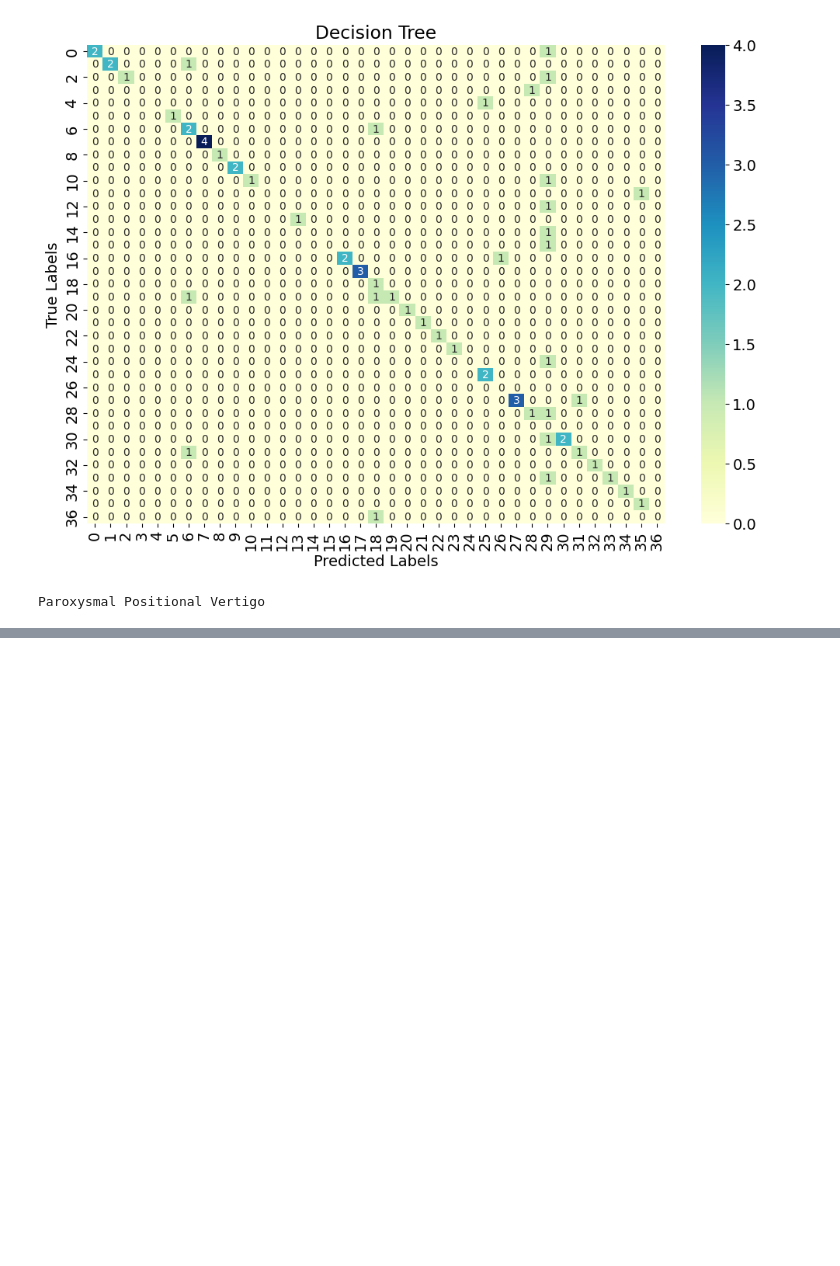
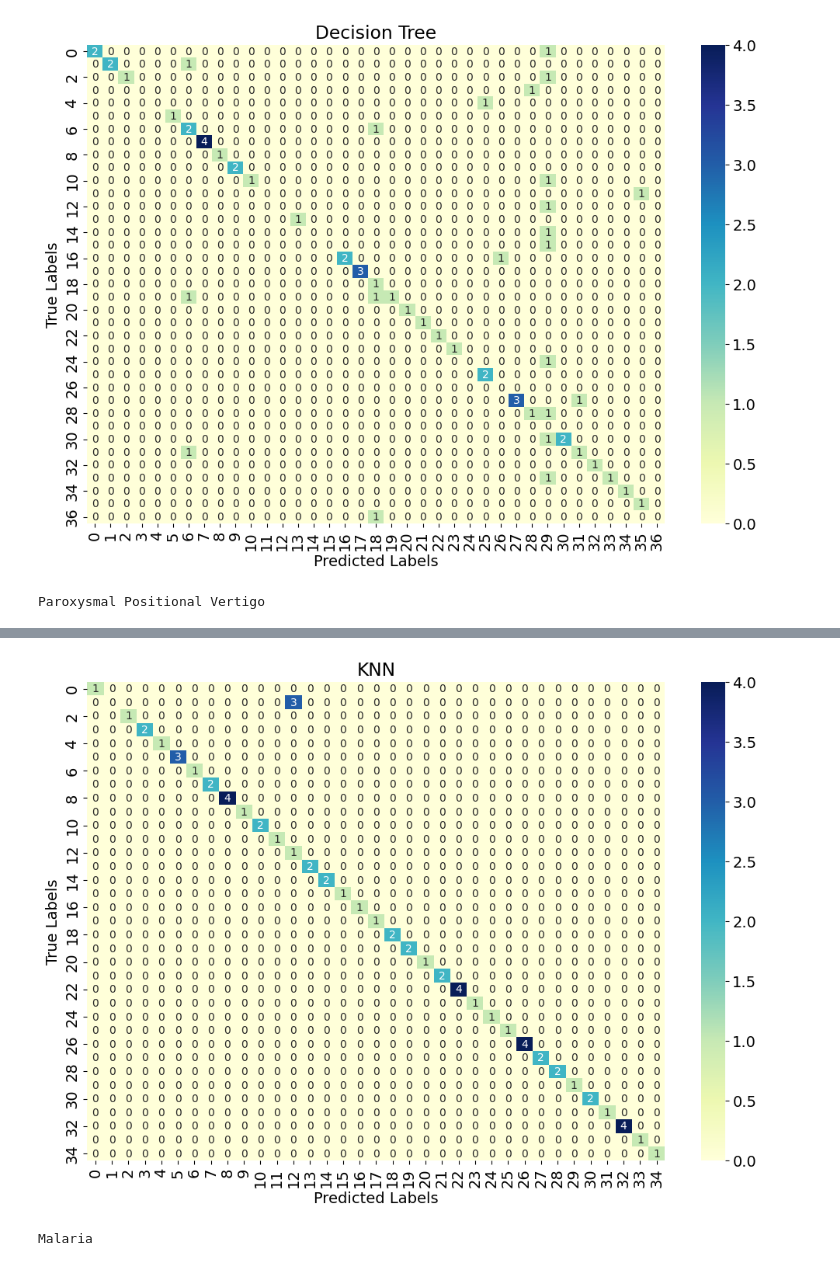
Before and after one commit to DGclasher/disease-predict-ml, a Jupyter notebook: predict-disease.ipynb, the cells around one changed output, grey strips where cells are left out. Drawn from its saved outputs; the diff is of its cells as text; code cells hidden in the pictures; blank space fills up the shorter version.

```diff
--- a/predict-disease.ipynb
+++ b/predict-disease.ipynb
@@ -319,0 +301,14 @@ Paroxysmal Positional Vertigo
+# %%
+from sklearn.model_selection import train_test_split, cross_val_score
+from sklearn.neighbors import KNeighborsClassifier
+from sklearn.metrics import accuracy_score, classification_report
+import numpy as np
+
+X_train, X_test, y_train, y_test = train_test_split(X, y, test_size=0.2, random_state=42)
+knn_classifier = KNeighborsClassifier(n_neighbors=5)
+knn_classifier.fit(X_train, y_train)
+y_pred_knn = knn_classifier.predict(X_test)
+accuracy_knn = accuracy_score(y_test, y_pred_knn)
+accuracies['knn'] = accuracy_knn
+print(classification_report(y_test, y_pred_knn))
+print("KNN Accuracy:", accuracy_knn)
@@ -319,0 +333,16 @@ Paroxysmal Positional Vertigo
+# %%
+import seaborn as sns
+import matplotlib.pyplot as plt
+from sklearn.metrics import confusion_matrix
+
+cmatrix_knn = confusion_matrix(y_test, y_pred_knn)
+
+plt.figure(figsize=(12, 8), facecolor='white')
+ax = plt.axes()
+sns.heatmap(cmatrix_knn, annot=True, fmt='d', ax=ax, cmap='YlGnBu', annot_kws={"size": 10})
+ax.set_title('KNN')
+ax.set_xlabel('Predicted Labels')
+ax.set_ylabel('True Labels')
+plt.show()
+# %% [output]
+[figure, added]
@@ -319,0 +353,6 @@ Paroxysmal Positional Vertigo
+# %%
+# Making Prediction
+prediction = knn.predict(test)
+print(prediction[0])
+# %% [output]
+Malaria
```
Also changed, not shown: parts of 23 cells of this notebook, 4 other files.
